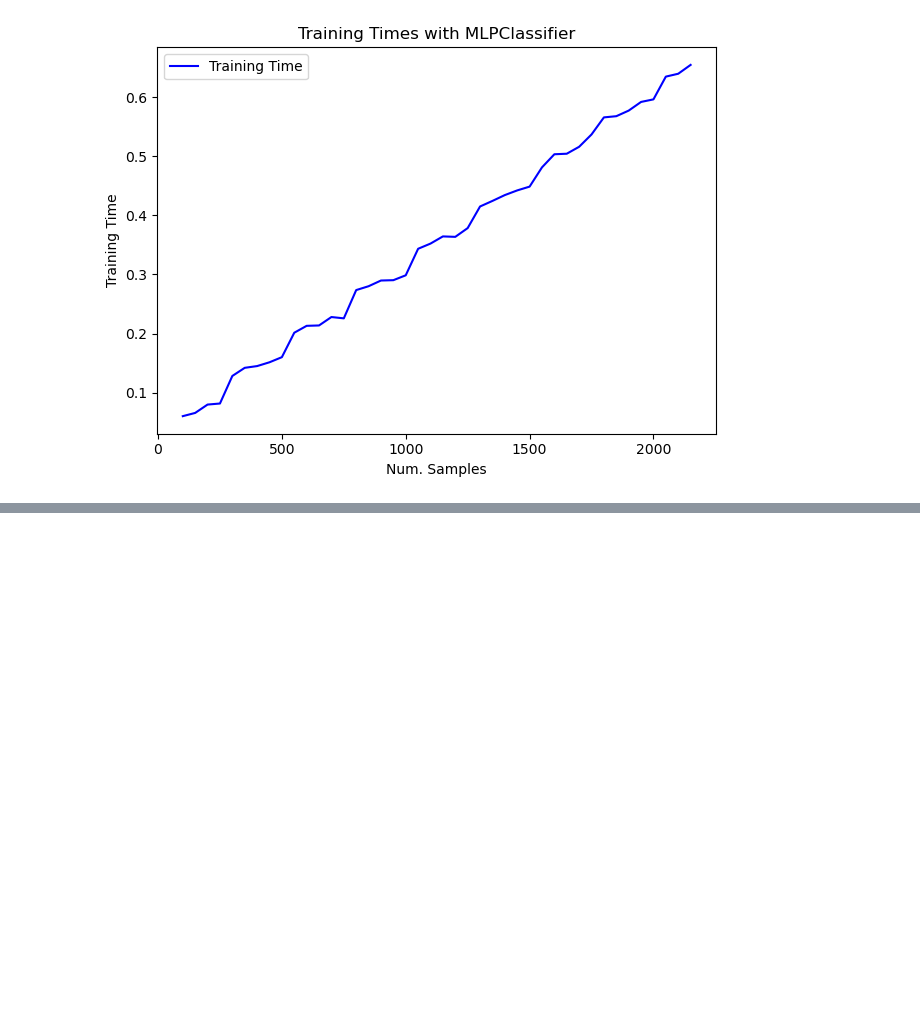
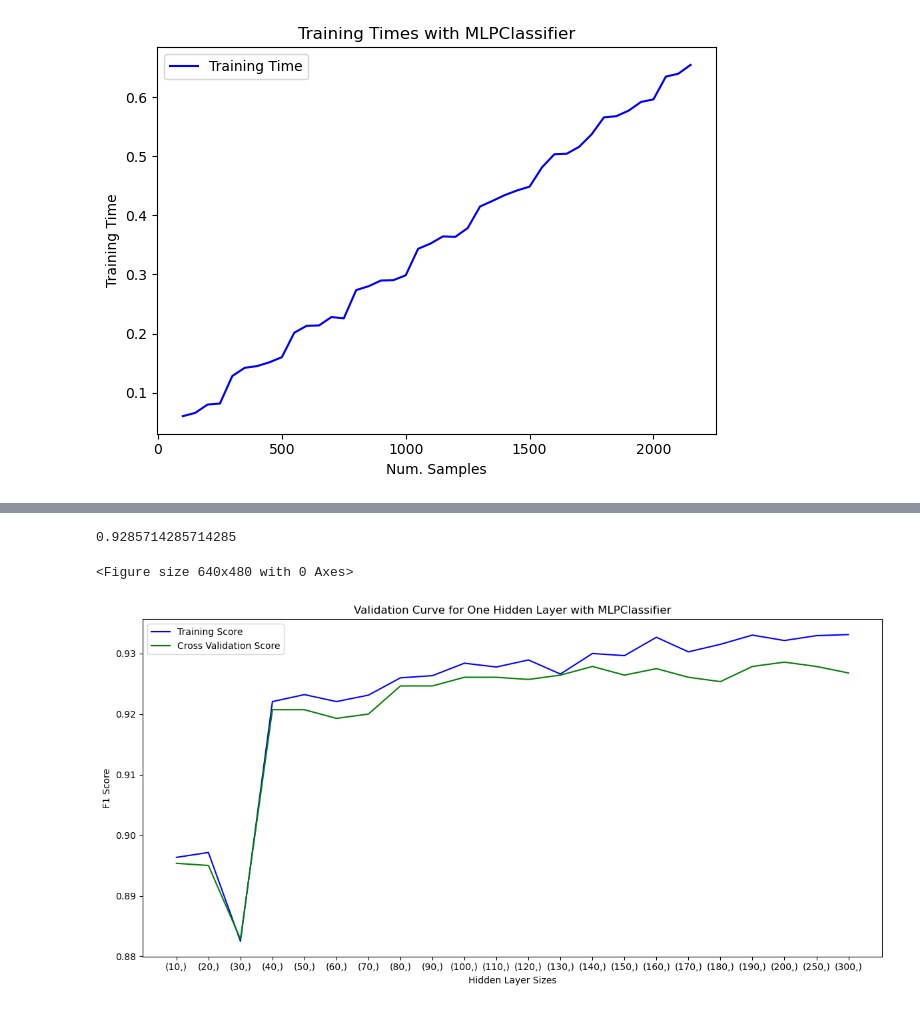
Before and after one commit to funkjo/assignment3, a Jupyter notebook: assignment3.ipynb, the cells around one changed output, grey strips where cells are left out. Cells and saved outputs as stored; diff of their text form; code cells hidden in the pictures; blank space fills up the shorter version.

```diff
--- a/assignment3.ipynb
+++ b/assignment3.ipynb
@@ -3244,0 +3309,38 @@ get_training_time(MLPClassifier(random_state=0, hidden_layer_sizes=(90,)), X_tra
+# %%
+X_train_beans_ica, X_test_beans_ica, y_train_beans_ica, y_test_beans_ica = train_test_split(ica_beans_result, beans_y, test_size = 0.2, random_state=0)
+
+one_layer_sizes = [(10,), (20,), (30,), (40,), (50,), (60,), (70,), (80,), (90,), (100,), (110,), (120,), (130,), (140,), (150,), (160,), (170,), (180,), (190,), (200,), (250,), (300,)]
+one_layer_train_results = []
+one_layer_val_results = []
+one_layer_train_time = []
+for i in one_layer_sizes:
+    mlp = MLPClassifier(random_state=0, hidden_layer_sizes=i)
+    mlp_result = cross_validation(mlp, X_train_beans_ica, y_train_beans_ica, 5)
+    one_layer_train_results.append(mlp_result["train_score"].mean())
+    one_layer_val_results.append(mlp_result["test_score"].mean())
+    one_layer_train_time.append(mlp_result['fit_time'].mean())
+# %%
+labels = ['(10,)', '(20,)', '(30,)', '(40,)', '(50,)', '(60,)', '(70,)', '(80,)', '(90,)', '(100,)', '(110,)', '(120,)', '(130,)', '(140,)', '(150,)', '(160,)', '(170,)', '(180,)', '(190,)', '(200,)', '(250,)', '(300,)']
+
+fig = plt.figure()
+plt.figure(figsize=(12,6))
+plt.plot(labels, one_layer_train_results,
+    label = "Training Score", color = 'b')
+plt.plot(labels, one_layer_val_results,
+    label = "Cross Validation Score", color = 'g')
+# plt.plot(labels, one_layer_train_time,
+#     label = "Training Time", color = 'r')
+
+# Creating the plot
+plt.title(f"Validation Curve for One Hidden Layer with {mlp.__class__.__name__}")
+plt.xlabel("Hidden Layer Sizes")
+plt.ylabel("F1 Score")
+plt.tight_layout()
+plt.legend(loc = 'best')
+
+
+print(max(one_layer_val_results))
+# %% [output]
+0.9285714285714285
+<Figure size 640x480 with 0 Axes>
+[figure, added]
```
Also changed, not shown: parts of 37 cells of this notebook.
